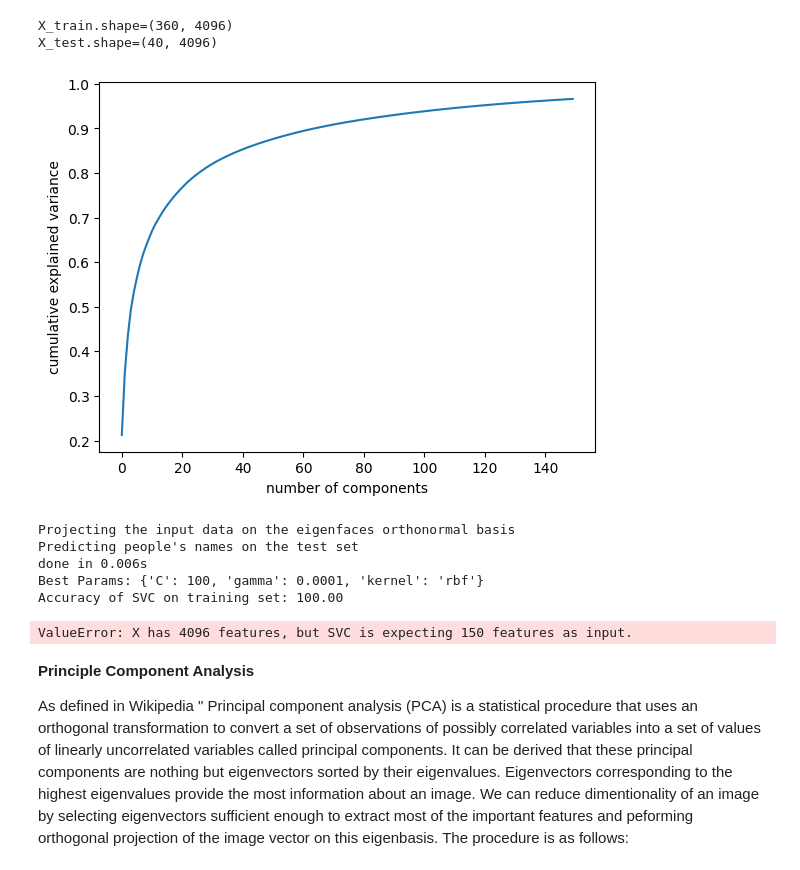
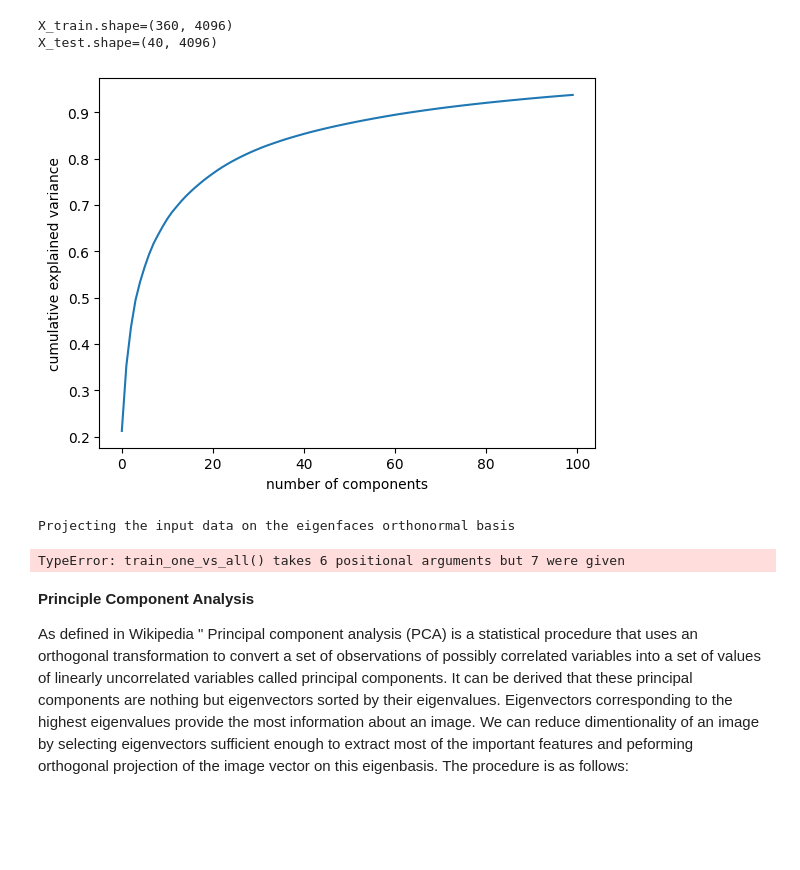
Before and after one commit to Zeyad-Amr/FaceSense, a Jupyter notebook: draft/principle-component-analysis-eigenfaces.ipynb, the cells around one changed output. Saved outputs shown, nothing was run; the diff lists cells and outputs as text; code cells hidden in the pictures; blank space fills up the shorter version.

```diff
--- a/draft/principle-component-analysis-eigenfaces.ipynb
+++ b/draft/principle-component-analysis-eigenfaces.ipynb
@@ -131,63 +379,75 @@ from sklearn.model_selection import GridSearchCV
 # show_orignal_images(pixels)
 ## Step 2: Split Dataset into training and testing
 x_train = X_train
 x_test = X_test
 y_train = target_train
 y_test = target_test
 
 ## Step 3: Perform PCA.
-pca = PCA(n_components=150)
+pca = PCA(n_components=100)
 pca = pca.fit(x_train)
 plt.plot(np.cumsum(pca.explained_variance_ratio_))
 plt.xlabel('number of components')
-plt.ylabel('cumulative explained variance');
+plt.ylabel('cumulative explained variance')
 plt.show()
 
 # show_eigenfaces(pca)
 
 ## Step 4: Project Training data to PCA
 print("Projecting the input data on the eigenfaces orthonormal basis")
 Xtrain_pca = pca.transform(x_train)
 
 ##############
 
+#Logistic
+w_tmp  = np.zeros_like(X_train[0]) + 1
+b_tmp  = 0.
+alph = 0.1
+iters = 1000
+lambda_tmp = 0.7
+models = train_one_vs_all(X_train, y_train, w_tmp, b_tmp, alph, iters,lambda_tmp)
+# print(f"\nupdated parameters: w:{w_out}, b:{b_out}")
+
+y_pred = predict_multi_class(x_test,models)
+print(calculate_accuracy(y_test,y_pred))
+#endof Logistic
+
+
+
+
 ## Step 5: Initialize Classifer and fit training data
-clf = SVC(kernel='rbf',C=1000,gamma=0.001)
-clf = clf.fit(Xtrain_pca, y_train)
+# clf = SVC(kernel='rbf',C=1000,gamma=0.001)
+# clf = clf.fit(Xtrain_pca, y_train)
 
 
 ## Step 6: Perform testing and get classification report
-print("Predicting people's names on the test set")
-t0 = time()
-Xtest_pca = pca.transform(x_test)
-y_pred = clf.predict(Xtest_pca)
-print("done in %0.3fs" % (time() - t0))
-# print(classification_report(y_test, y_pred))
+# print("Predicting people's names on the test set")
+# t0 = time()
+# Xtest_pca = pca.transform(x_test)
+# y_pred = clf.predict(Xtest_pca)
+# print("done in %0.3fs" % (time() - t0))
+# # print(classification_report(y_test, y_pred))
 
-param_grid = {'kernel' : ('poly', 'rbf'), 'C':[0.01, 0.1, 0.5, 1, 10,50,100,1000],'gamma':[0.1,0.01,0.001,0.0001,0.00001,0.000001]}
-gs = GridSearchCV(estimator=SVC(kernel='rbf'),
-param_grid=param_grid,
-refit=True, # choose best model and refit to entire data
-n_jobs=None)
-gs.fit(Xtrain_pca,y_train)
+# param_grid = {'kernel' : ('poly', 'rbf'), 'C':[0.01, 0.1, 0.5, 1, 10,50,100,1000],'gamma':[0.1,0.01,0.001,0.0001,0.00001,0.000001]}
+# gs = GridSearchCV(estimator=SVC(kernel='rbf'),
+# param_grid=param_grid,
+# refit=True, # choose best model and refit to entire data
+# n_jobs=None)
+# gs.fit(Xtrain_pca,y_train)
 
-best_params = gs.best_params_
-print('Best Params:', best_params)
-bestModel = SVC(kernel=best_params['kernel'],C=best_params['C'])
-bestModel.fit(Xtrain_pca,y_train)
-print('Accuracy of SVC on training set: {:.2f}'.format(bestModel.score(Xtrain_pca,y_train)*100))
-print('Accuracy of SVC on test set: {:.2f}'.format(bestModel.score(Xtest_pca,y_test)*100))
+# best_params = gs.best_params_
+# print('Best Params:', best_params)
+# bestModel = SVC(kernel=best_params['kernel'],C=best_params['C'])
+# bestModel.fit(Xtrain_pca,y_train)
+# print('Accuracy of SVC on training set: {:.2f}'.format(bestModel.score(Xtrain_pca,y_train)*100))
+# print('Accuracy of SVC on test set: {:.2f}'.format(bestModel.score(Xtest_pca,y_test)*100))
 
 
-print(accuracy_score(y_test,y_pred))
+# print(accuracy_score(y_test,y_pred))
 # %% [output]
-[figure, old version]
+[figure, new version]
 Projecting the input data on the eigenfaces orthonormal basis
-Predicting people's names on the test set
-done in 0.006s
-Best Params: {'C': 100, 'gamma': 0.0001, 'kernel': 'rbf'}
-Accuracy of SVC on training set: 100.00
-ValueError: X has 4096 features, but SVC is expecting 150 features as input.
+TypeError: train_one_vs_all() takes 6 positional arguments but 7 were given
 # %% [markdown]
 **Principle Component Analysis**
 
```
Also changed, not shown: parts of 6 cells of this notebook, 38 other files.
